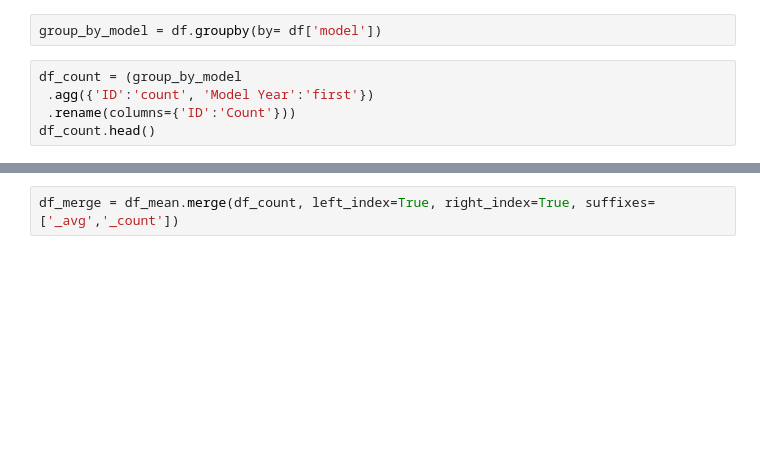
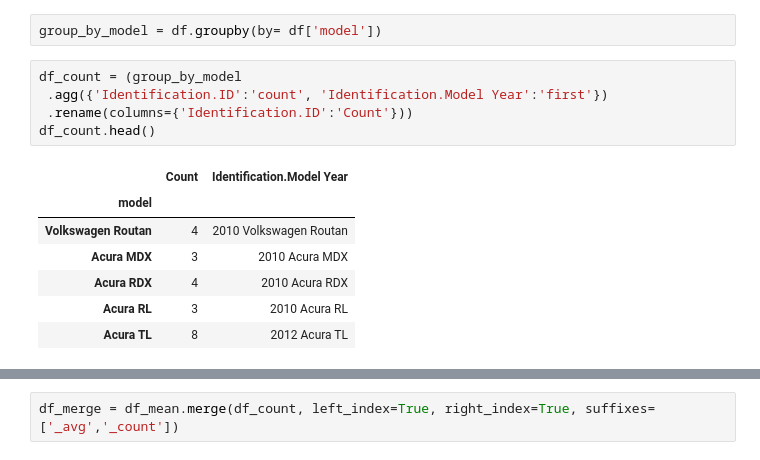
Before and after one commit to ABV-Hub/R2Python-1, a Jupyter notebook: pandas.ipynb, the cells around one changed output, grey strips where cells are left out. Cells and saved outputs as stored; diff of their text form; blank space fills up the shorter version.

```diff
--- a/pandas.ipynb
+++ b/pandas.ipynb
@@ -131,9 +198,17 @@ len(df) - df.count()
 group_by_model = df.groupby(by= df['model'])
 # %%
 df_count = (group_by_model
- .agg({'ID':'count', 'Model Year':'first'})
- .rename(columns={'ID':'Count'}))
+ .agg({'Identification.ID':'count', 'Identification.Model Year':'first'})
+ .rename(columns={'Identification.ID':'Count'}))
 df_count.head()
+# %% [output]
+|  | Count | Identification.Model Year |
+| model |  |  |
+| Volkswagen Routan | 4 | 2010 Volkswagen Routan |
+| Acura MDX | 3 | 2010 Acura MDX |
+| Acura RDX | 4 | 2010 Acura RDX |
+| Acura RL | 3 | 2010 Acura RL |
+| Acura TL | 8 | 2012 Acura TL |
 # %%
 df_mean = group_by_model.mean()
 df_mean.head()
```
Also changed, not shown: parts of 18 cells of this notebook, 11 other files.
